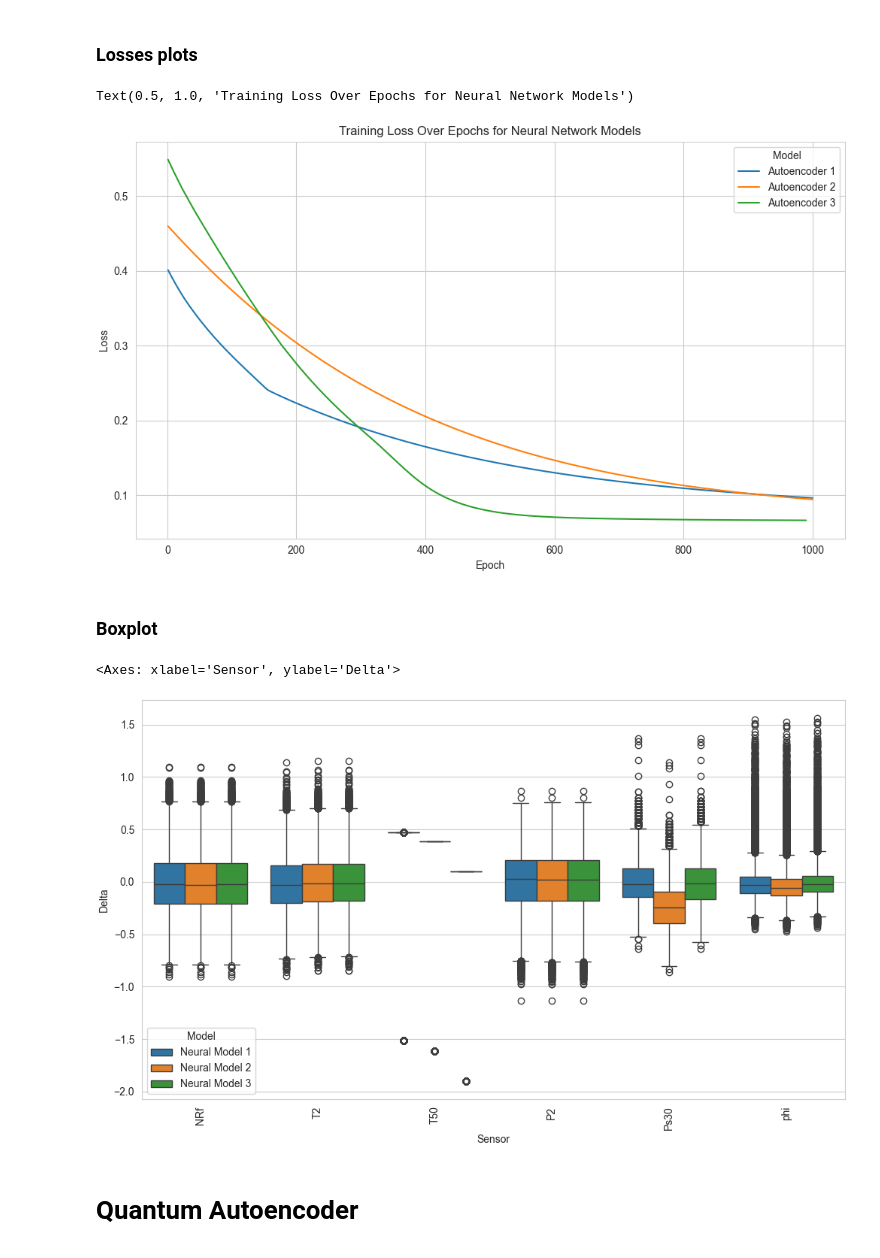
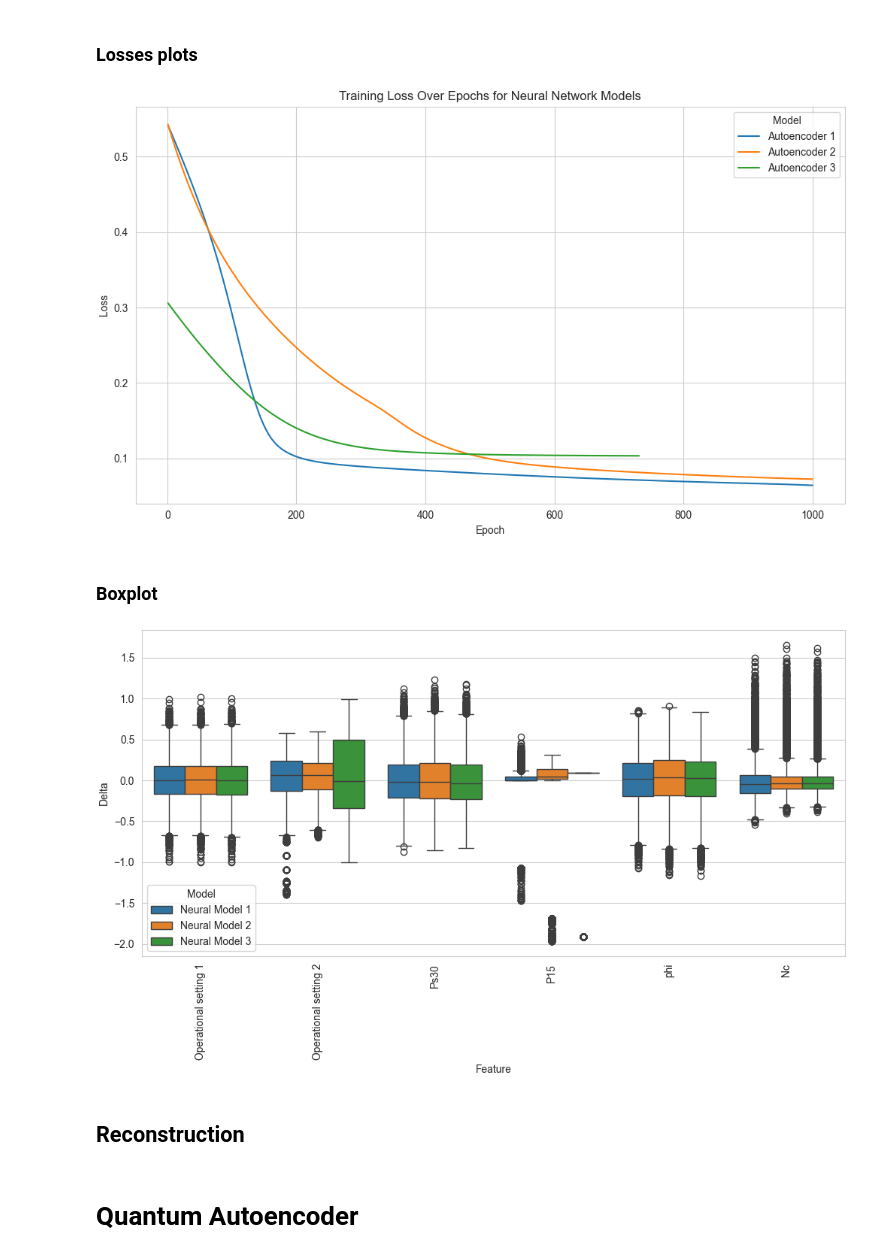
Before and after one commit to MathiaFiorelli/Praca-dyplomowa, a Jupyter notebook: Code/Notebook.ipynb, the cells around one changed output. Cells and saved outputs as stored; diff of their text form; code cells hidden in the pictures.

```diff
--- a/Code/Notebook.ipynb
+++ b/Code/Notebook.ipynb
@@ -17,8 +17,10 @@ import pennylane as qml
 from time import time
 import math
 from sklearn.metrics import mean_absolute_error, mean_squared_error
+# %%
+filepath = r'C:\Users\mathi\OneDrive\Documents\Studia\SGH\Semestr 4\Praca dyplomowa'
 # %% [markdown]
 # Preprocess data and plot correlation and clusters
 # %%
-df = Preprocessing_module.main(max_distance=0.0254)
+df = Preprocessing_module.main(max_distance=0.25)
 # %% [output]
@@ -54,13 +54,22 @@ df
 # %% [markdown]
 ## Train models
 # %%
+MODEL_NAMES = ['Autoencoder 1', 'Autoencoder 2', 'Autoencoder 3']
+
 model1 = Neural_Network_module.Autoencoder_Linear1()
 model2 = Neural_Network_module.Autoencoder_Linear2()
 model3 = Neural_Network_module.Autoencoder_Linear3()
 
+MODELS = [model1, model2, model3]
+
 trained_model_neural1, mse_neural1, mae_neural1, losses_neural1, training_neural_time1  = Neural_Network_module.analyze_model(model1,df)
 trained_model_neural2, mse_neural2, mae_neural2, losses_neural2, training_neural_time2  = Neural_Network_module.analyze_model(model2,df)
 trained_model_neural3, mse_neural3, mae_neural3, losses_neural3, training_neural_time3  = Neural_Network_module.analyze_model(model3,df)
+
+
+for model_name, model in zip( MODEL_NAMES, MODELS):
+    path =filepath +f'\\Code\\Models\\{model_name}.pth'
+    torch.save(model.state_dict(), path)
 # %% [output]
 🔁 Przywracam najlepsze wagi modelu...
 
@@ -117,30 +145,35 @@ df_losses = pd.concat([df_loss1, df_loss2, df_loss3])
 fig, axes = plt.subplots(figsize=(10, 6), layout='constrained')
 sns.lineplot(data=df_losses, x='Epoch', y='Loss', hue='Model', ax=axes)
 axes.set_title('Training Loss Over Epochs for Neural Network Models')
+
+fig.savefig(f'{filepath}/Output/Model_Analysis/Neural_Network_Models_Training_Loss_Comparison.png', dpi=300)
 # %% [output]
-Text(0.5, 1.0, 'Training Loss Over Epochs for Neural Network Models')
-[figure, old version]
+[figure, new version]
 # %% [markdown]
 ### Boxplot
 # %%
 delta_df_list = []
 tensor_input = torch.tensor(df.values, dtype=torch.float32)
 for model_, model_name in zip([trained_model_neural1, trained_model_neural2, trained_model_neural3], ['Neural Model 1', 'Neural Model 2', 'Neural Model 3']):
     tensor_output = model_(tensor_input)
     reconstructed_array = tensor_output.detach().cpu().numpy()
     df_recon_aux = pd.DataFrame(reconstructed_array, columns=df.columns)
     df_delta_aux=df-df_recon_aux
     df_delta_aux['Model'] = model_name
     delta_df_list.append(df_delta_aux)
 
 df_neural_delta=pd.concat(delta_df_list,ignore_index=True)
 df_neural_delta=df_neural_delta.melt(id_vars='Model',var_name='Sensor',value_name='Delta')
 fig, axes = plt.subplots(figsize=(10, 6), layout='constrained')
 axes.xaxis.set_tick_params(rotation=90)
 sns.boxplot(x='Sensor', y='Delta', data=df_neural_delta,hue='Model')
+axes.set_xlabel('Feature')
+
+fig.savefig(f'{filepath}/Output/Model_Analysis/Neural_Network_Models_Delta_Boxplot_Comparison.png', dpi=300)
 # %% [output]
-<Axes: xlabel='Sensor', ylabel='Delta'>
-[figure, old version]
+[figure, new version]
+# %% [markdown]
+## Reconstruction
 # %% [markdown]
 # Quantum Autoencoder
 # %% [markdown]
```
Also changed, not shown: parts of 22 cells of this notebook, 17 other files.
